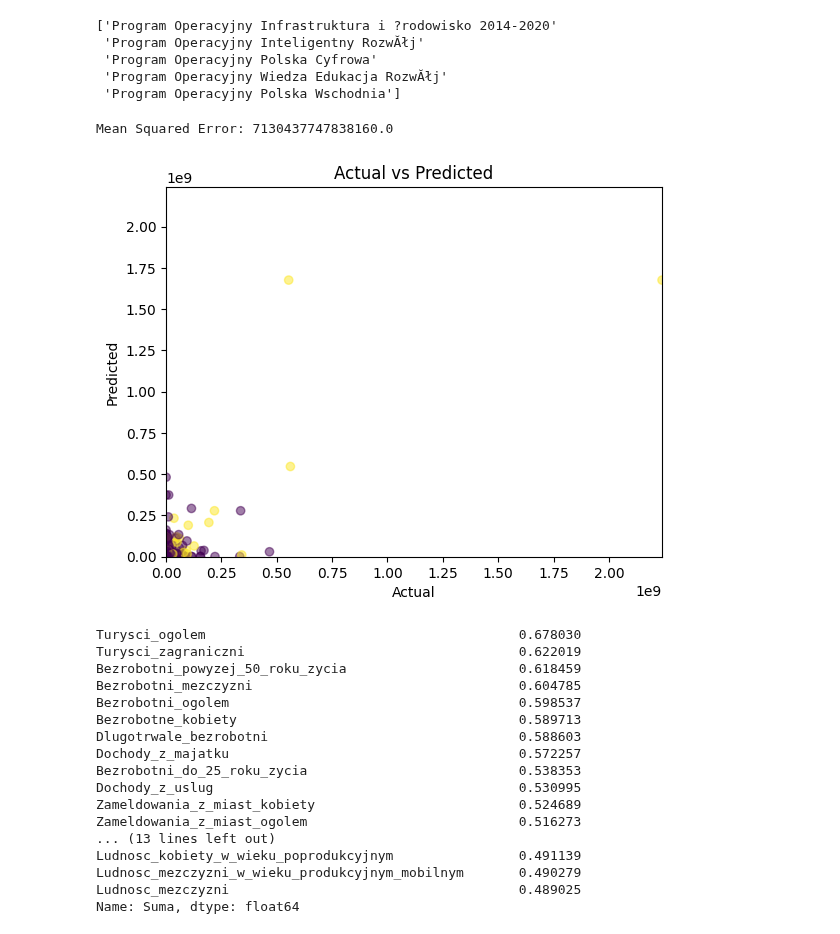
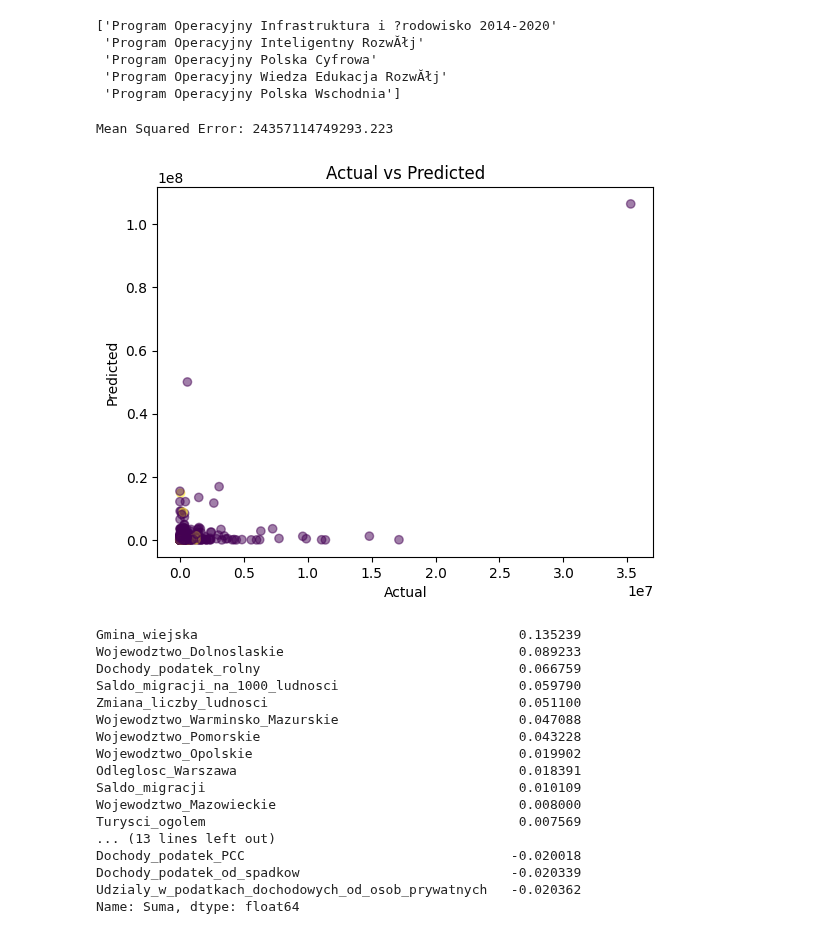
Before and after one commit to kuhyx/WUT_Computer_Science, a Jupyter notebook: pbad.ipynb, the cells around one changed output. Cells and saved outputs as stored; diff of their text form; code cells hidden in the pictures.

Commit message:
move newest version, add centroid data

```diff
--- a/pbad.ipynb
+++ b/pbad.ipynb
@@ -106,7 +106,9 @@ feature_names = [
     'Bezrobotni_powyzej_50_roku_zycia',                    # 95
     'Gmina_miejska',                                       # 96
     'Gmina_miejsko_wiejska',                               # 97
-    'Gmina_wiejska']                                       # 98
+    'Gmina_wiejska',                                       # 98
+    'Odleglosc_Warszawa',                                  # 99
+    'Odleglosc_od_centrum_decyzyjnego']                    # 100
 
 all_columns = ['Kod', 'Rok'] + feature_names
 # %%
@@ -114,6 +116,19 @@ df_data = pd.read_csv(
     'dane1.csv',
     encoding='ISO-8859-2',
     converters={'Kod': str})
+# %%
+df_odl = pd.read_csv(
+    'gminy_centroid.csv',
+    encoding='ISO-8859-2',
+    converters={'TERYT': str})
+df_odl['TERYT'] = df_odl['TERYT'].astype('str')
+df_odl = df_odl[['TERYT', 'odl_Wawa', 'odl_woj']]
+df_odl = df_odl.rename(columns={
+    'TERYT': 'Kod',
+    'odl_Wawa': 'Odleglosc_Warszawa',
+    'odl_woj': 'Odleglosc_od_centrum_decyzyjnego'})
+# %%
+df_data = df_data.merge(df_odl, on=['Kod'], how='left')
 # %%
 print(df_data['Program_operacyjny'].drop_duplicates().values)
 # %% [output]
@@ -125,6 +140,10 @@ print(df_data['Program_operacyjny'].drop_duplicates().values)
 # %%
 # Wybór programu operacyjnego...
 df_data = df_data.loc[df_data['Program_operacyjny'] == 'Program Operacyjny Infrastruktura i ?rodowisko 2014-2020'].reset_index(drop=True)
+# df_data = df_data.loc[df_data['Program_operacyjny'] == 'Program Operacyjny Inteligentny RozwĂłj'].reset_index(drop=True)
+# df_data = df_data.loc[df_data['Program_operacyjny'] == 'Program Operacyjny Polska Cyfrowa'].reset_index(drop=True)
+# df_data = df_data.loc[df_data['Program_operacyjny'] == 'Program Operacyjny Wiedza Edukacja RozwĂłj'].reset_index(drop=True)
+# df_data = df_data.loc[df_data['Program_operacyjny'] == 'Program Operacyjny Polska Wschodnia'].reset_index(drop=True)
 
 # Uzupełnienie brakujących danych...
 df_data[[
@@ -148,7 +167,7 @@ df_data = df_data[df_data['Suma'] > 0]
 df_data = df_data.groupby(all_columns)['Suma'].sum().reset_index()
 
 # ...
-# df_data['Suma'] = df_data['Suma'] / df_data['Ludnosc']
+df_data['Suma'] = df_data['Suma'] / df_data['Ludnosc']
 # %%
 X = df_data[feature_names]
 
@@ -168,48 +187,48 @@ y_pred = model.predict(X_test)
 mse = mean_squared_error(y_test, y_pred)
 print('Mean Squared Error:', mse)
 # %% [output]
-Mean Squared Error: 7130437747838160.0
+Mean Squared Error: 24357114749293.223
 # %%
 plt.scatter(y_test, y_pred, alpha=0.5, c=color_column_test, cmap='viridis')
 plt.xlabel('Actual')
 plt.ylabel('Predicted')
 plt.title('Actual vs Predicted')
 
-plt.xlim(0, max(max(y_test), max(y_pred)))
-plt.ylim(0, max(max(y_test), max(y_pred)))
+# plt.xlim(0, max(max(y_test), max(y_pred)))
+# plt.ylim(0, max(max(y_test), max(y_pred)))
 
 # plt.xlim(0, 3*10**7)
 # plt.ylim(0, 3*10**7)
 
 # plt.xlim(0, 3*10**6)
 # plt.ylim(0, 3*10**6)
 
 # plt.xlim(0, 3*10**5)
 # plt.ylim(0, 3*10**5)
 
 plt.show()
 # %% [output]
-[figure, old version]
+[figure, new version]
 # %%
 correlation_matrix = df_data.corr()
 print(correlation_matrix['Suma'].sort_values(ascending=False)[1:29])
 # %% [output]
-Turysci_ogolem                                        0.678030
-Turysci_zagraniczni                                   0.622019
-Bezrobotni_powyzej_50_roku_zycia                      0.618459
-Bezrobotni_mezczyzni                                  0.604785
-Bezrobotni_ogolem                                     0.598537
-Bezrobotne_kobiety                                    0.589713
-Dlugotrwale_bezrobotni                                0.588603
-Dochody_z_majatku                                     0.572257
-Bezrobotni_do_25_roku_zycia                           0.538353
-Dochody_z_uslug                                       0.530995
-Zameldowania_z_miast_kobiety                          0.524689
-Zameldowania_z_miast_ogolem                           0.516273
+Gmina_wiejska                                         0.135239
+Wojewodztwo_Dolnoslaskie                              0.089233
+Dochody_podatek_rolny                                 0.066759
+Saldo_migracji_na_1000_ludnosci                       0.059790
+Zmiana_liczby_ludnosci                                0.051100
+Wojewodztwo_Warminsko_Mazurskie                       0.047088
+Wojewodztwo_Pomorskie                                 0.043228
+Wojewodztwo_Opolskie                                  0.019902
+Odleglosc_Warszawa                                    0.018391
+Saldo_migracji                                        0.010109
+Wojewodztwo_Mazowieckie                               0.008000
+Turysci_ogolem                                        0.007569
 ... (13 lines left out)
-Ludnosc_kobiety_w_wieku_poprodukcyjnym                0.491139
-Ludnosc_mezczyzni_w_wieku_produkcyjnym_mobilnym       0.490279
-Ludnosc_mezczyzni                                     0.489025
+Dochody_podatek_PCC                                  -0.020018
+Dochody_podatek_od_spadkow                           -0.020339
+Udzialy_w_podatkach_dochodowych_od_osob_prywatnych   -0.020362
 Name: Suma, dtype: float64
 # %%
 print(export_text(model, feature_names=feature_names))
```
Also changed, not shown: parts of 2 cells of this notebook, 1 other file.
